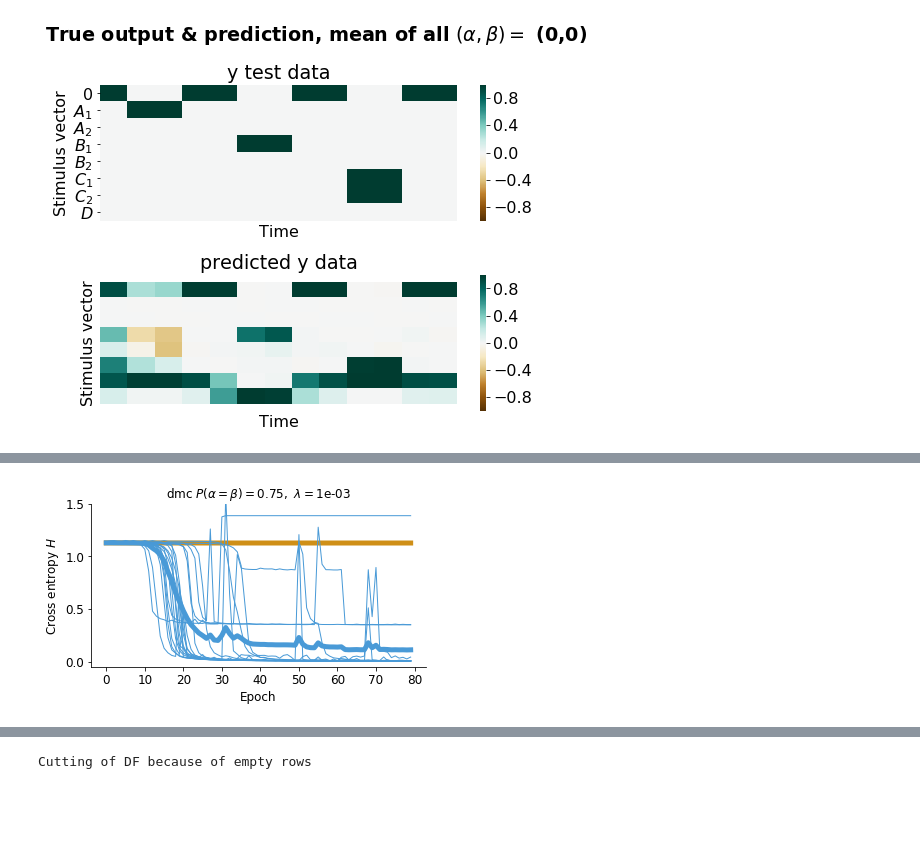
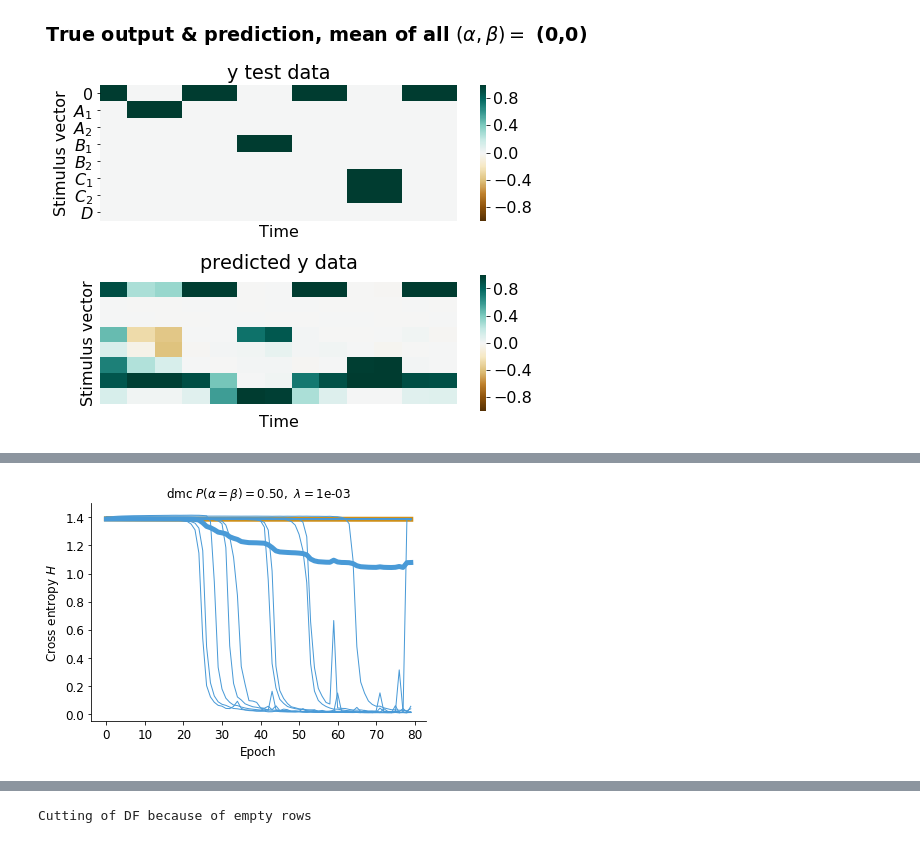
Before and after one commit to vdplasthijs/eavesdropping, a Jupyter notebook: multitasking learning for recurrent nets.ipynb, the cells around one changed output, grey strips where cells are left out. Cells and saved outputs as stored; diff of their text form; code cells hidden in the pictures; blank space fills up the shorter version.

```diff
--- a/multitasking learning for recurrent nets.ipynb
+++ b/multitasking learning for recurrent nets.ipynb
@@ -287,6 +215,6 @@ Text(0.5, 1.0, 'Categorisation task convergence')
 # %%
-prm.plot_effect_eavesdropping_learning(task='dmc', ratio_exp_str='7525', nature_stim='onehot',
+prm.plot_effect_eavesdropping_learning(task='dmc', ratio_exp_str='5050', nature_stim='onehot',
                                        sparsity_str='1e-03', ax=None, plot_legend=False,
                                        plot_std=False, plot_indiv=True, plot_pred=False)
 # %% [output]
-[figure, old version]
+[figure, new version]
```
Also changed, not shown: parts of 31 cells of this notebook, 3 other files.
